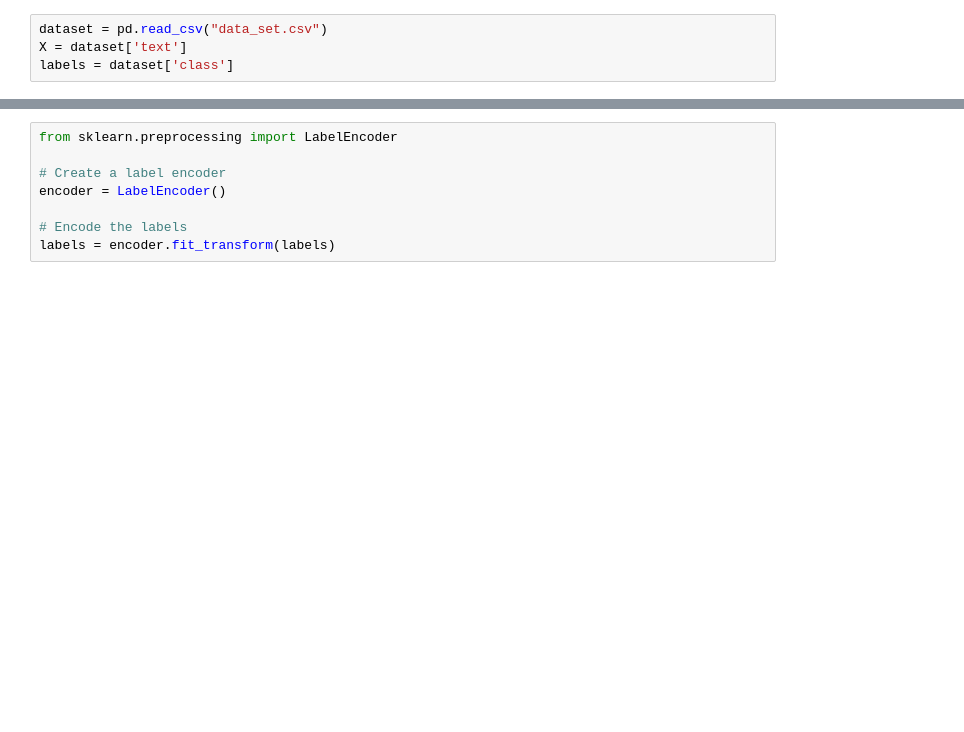
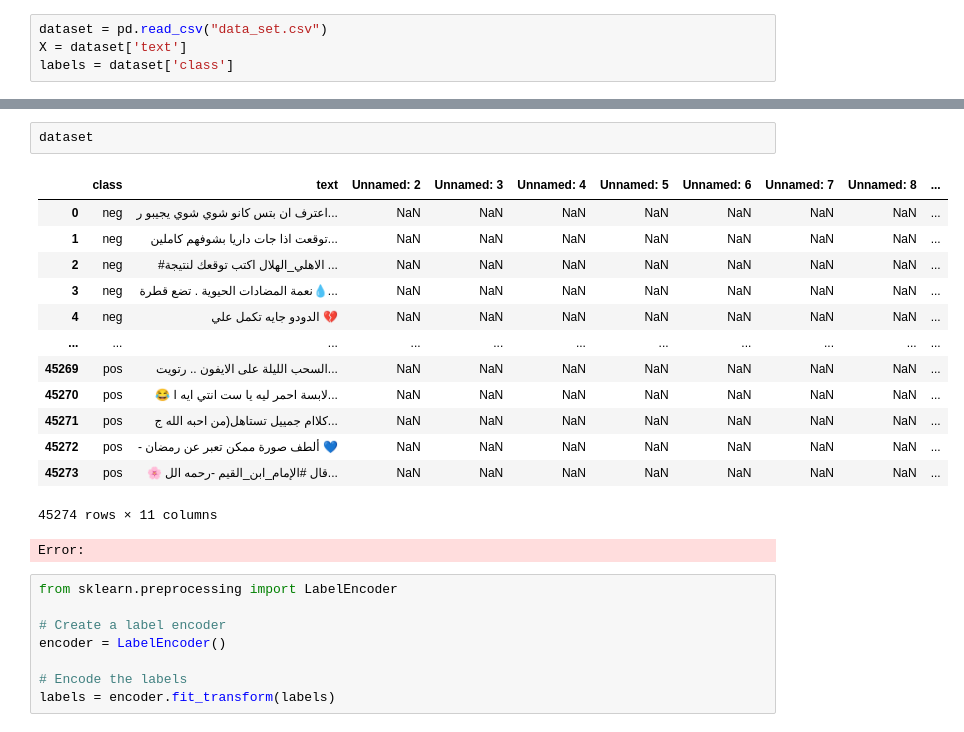
Before and after one commit to LaraGhoniem/MassMediaBrandListener, a Jupyter notebook: cloud_function/modules/preprocessing_module/spam_detection/model_generator.ipynb, the cells around one changed output, grey strips where cells are left out. Saved outputs shown, nothing was run; the diff lists cells and outputs as text; blank space fills up the shorter version.

```diff
--- a/cloud_function/modules/preprocessing_module/spam_detection/model_generator.ipynb
+++ b/cloud_function/modules/preprocessing_module/spam_detection/model_generator.ipynb
@@ -53,3 +91,20 @@ labels = dataset['class']
+# %%
+dataset
+# %% [output]
+|  | class | text | Unnamed: 2 | Unnamed: 3 | Unnamed: 4 | Unnamed: 5 | Unnamed: 6 | Unnamed: 7 | Unnamed: 8 | ... |
+| 0 | neg | اعترف ان بتس كانو شوي شوي يجيبو ر... | NaN | NaN | NaN | NaN | NaN | NaN | NaN | ... |
+| 1 | neg | توقعت اذا جات داريا بشوفهم كاملين... | NaN | NaN | NaN | NaN | NaN | NaN | NaN | ... |
+| 2 | neg | #الاهلي_الهلال اكتب توقعك لنتيجة ... | NaN | NaN | NaN | NaN | NaN | NaN | NaN | ... |
+| 3 | neg | نعمة المضادات الحيوية . تضع قطرة💧... | NaN | NaN | NaN | NaN | NaN | NaN | NaN | ... |
+| 4 | neg | الدودو جايه تكمل علي 💔 | NaN | NaN | NaN | NaN | NaN | NaN | NaN | ... |
+| ... | ... | ... | ... | ... | ... | ... | ... | ... | ... | ... |
+| 45269 | pos | السحب الليلة على الايفون .. رتويت... | NaN | NaN | NaN | NaN | NaN | NaN | NaN | ... |
+| 45270 | pos | 😂 لابسة احمر ليه يا ست انتي ايه ا... | NaN | NaN | NaN | NaN | NaN | NaN | NaN | ... |
+| 45271 | pos | كلاام جمييل تستاهل(من احبه الله ج... | NaN | NaN | NaN | NaN | NaN | NaN | NaN | ... |
+| 45272 | pos | - ألطف صورة ممكن تعبر عن رمضان 💙 | NaN | NaN | NaN | NaN | NaN | NaN | NaN | ... |
+| 45273 | pos | 🌸 قال #الإمام_ابن_القيم -رحمه الل... | NaN | NaN | NaN | NaN | NaN | NaN | NaN | ... |
+45274 rows × 11 columns
+Error:
 # %%
 from sklearn.preprocessing import LabelEncoder
 
```
Also changed, not shown: parts of 2 cells of this notebook, 9 other files.
